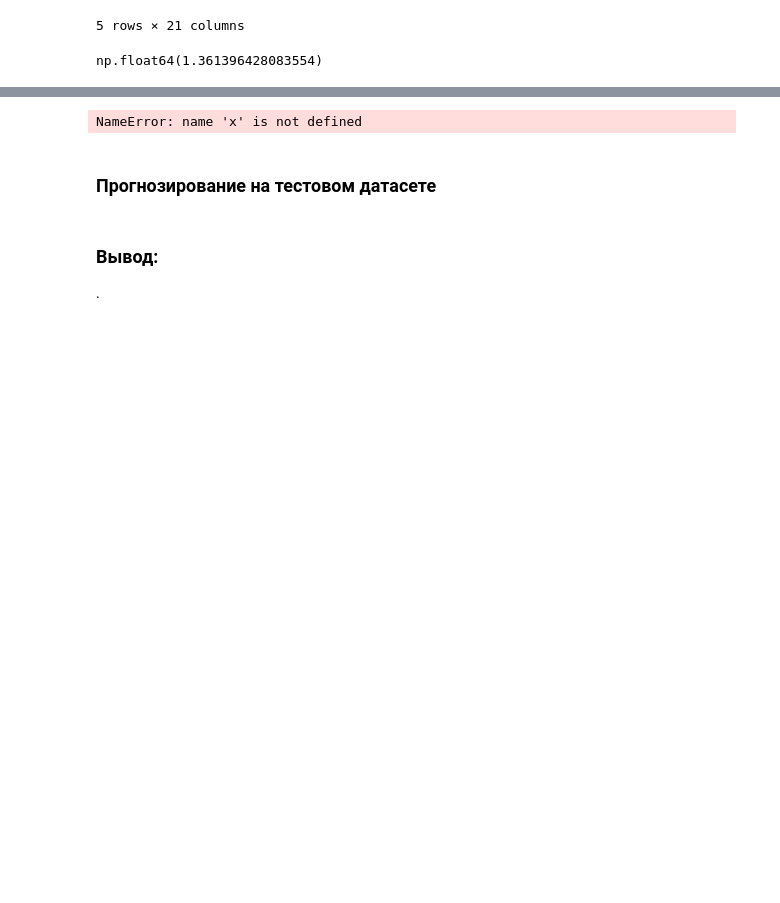
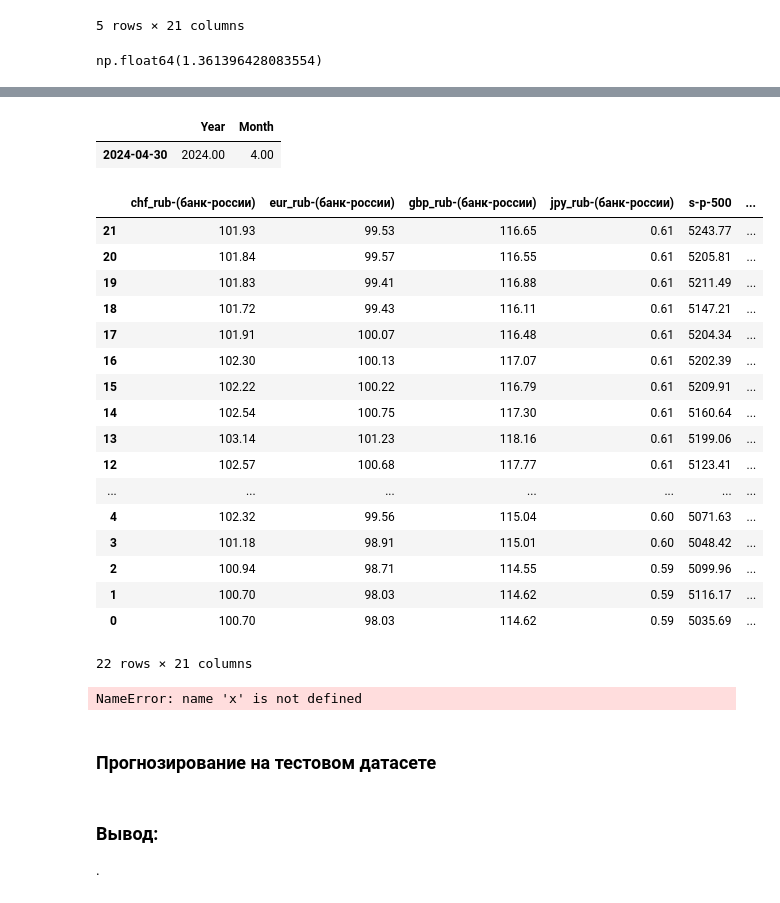
Before and after one commit to uc20100/Diplom-2024, a Jupyter notebook: diplom_2024.ipynb, the cells around one changed output, grey strips where cells are left out. Saved outputs shown, nothing was run; the diff lists cells and outputs as text; code cells hidden in the pictures; blank space fills up the shorter version.

```diff
--- a/diplom_2024.ipynb
+++ b/diplom_2024.ipynb
@@ -784,3 +825,32 @@ test.query('(Year >= 2024)').resample("M").mean().sort_values(by='Дата').sha
+# %%
+tt = pd.DataFrame(test.query(f'(Year >= 2024)').resample('ME').mean().iloc[3]).T
+tt = tt[['Year','Month']]
+tt
+# %% [output]
+|  | Year | Month |
+| 2024-04-30 | 2024.00 | 4.00 |
+# %%
+tt_2 = test.merge(tt, on=['Year', 'Month'], how='right').sort_values(by=['Year', 'Month', 'Day'], ascending=True)
+tt_2
+# %% [output]
+|  | chf_rub-(банк-россии) | eur_rub-(банк-россии) | gbp_rub-(банк-россии) | jpy_rub-(банк-россии) | s-p-500 | ... |
+| 21 | 101.93 | 99.53 | 116.65 | 0.61 | 5243.77 | ... |
+| 20 | 101.84 | 99.57 | 116.55 | 0.61 | 5205.81 | ... |
+| 19 | 101.83 | 99.41 | 116.88 | 0.61 | 5211.49 | ... |
+| 18 | 101.72 | 99.43 | 116.11 | 0.61 | 5147.21 | ... |
+| 17 | 101.91 | 100.07 | 116.48 | 0.61 | 5204.34 | ... |
+| 16 | 102.30 | 100.13 | 117.07 | 0.61 | 5202.39 | ... |
+| 15 | 102.22 | 100.22 | 116.79 | 0.61 | 5209.91 | ... |
+| 14 | 102.54 | 100.75 | 117.30 | 0.61 | 5160.64 | ... |
+| 13 | 103.14 | 101.23 | 118.16 | 0.61 | 5199.06 | ... |
+| 12 | 102.57 | 100.68 | 117.77 | 0.61 | 5123.41 | ... |
+| ... | ... | ... | ... | ... | ... | ... |
+| 4 | 102.32 | 99.56 | 115.04 | 0.60 | 5071.63 | ... |
+| 3 | 101.18 | 98.91 | 115.01 | 0.60 | 5048.42 | ... |
+| 2 | 100.94 | 98.71 | 114.55 | 0.59 | 5099.96 | ... |
+| 1 | 100.70 | 98.03 | 114.62 | 0.59 | 5116.17 | ... |
+| 0 | 100.70 | 98.03 | 114.62 | 0.59 | 5035.69 | ... |
+22 rows × 21 columns
 # %%
 # tscv = TimeSeriesSplit(n_splits=241, test_size=19)
 # for i, (train_index, test_index) in enumerate(tscv.split(X)):
```
Also changed, not shown: parts of 7 cells of this notebook.
